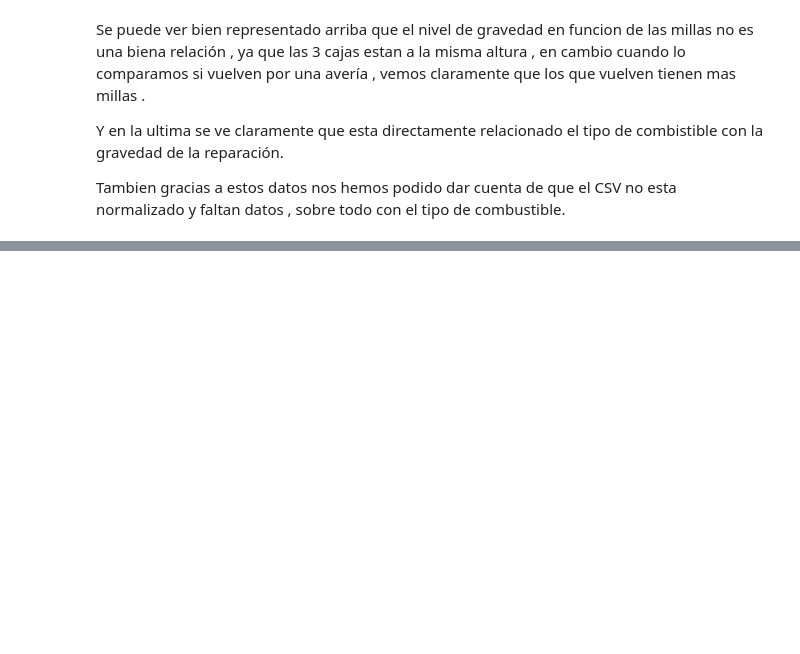
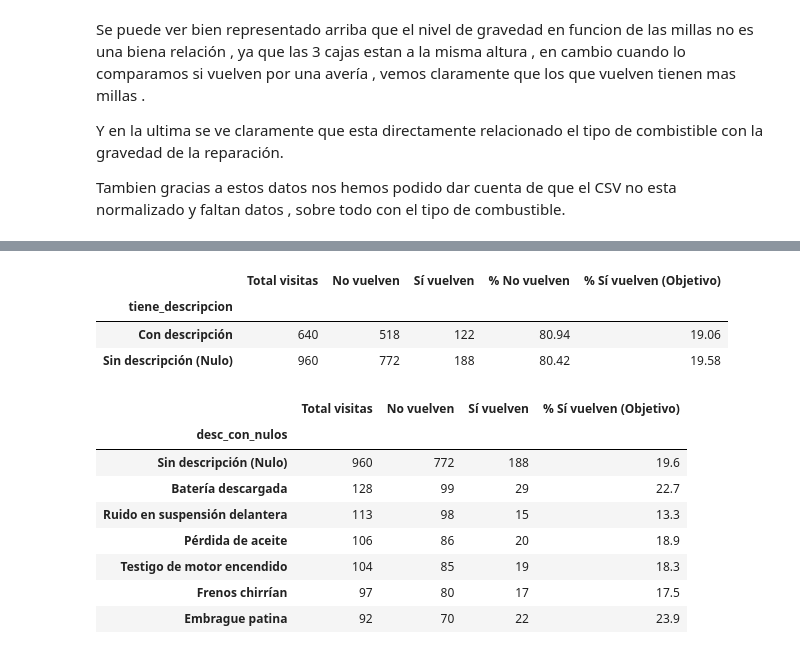
Before and after one commit to deluxxe-1/practica_autolevante, a Jupyter notebook: proyecto.ipynb, the cells around one changed output, grey strips where cells are left out. Drawn from its saved outputs; the diff is of its cells as text; code cells hidden in the pictures; blank space fills up the shorter version.

```diff
--- a/proyecto.ipynb
+++ b/proyecto.ipynb
@@ -190,0 +197,55 @@ dtype: object
+# %%
+#DESCRIPCION
+
+import numpy as np
+import pandas as pd
+
+# 1. Creamos una variable que indique si tiene o no descripción
+df["tiene_descripcion"] = np.where(
+    df["descripcion_averia"].isna(),
+    "Sin descripción (Nulo)",
+    "Con descripción"
+)
+
+# 2. TABLA 1: Comportamiento frente al objetivo (Con vs Sin descripción)
+conteo = pd.crosstab(df["tiene_descripcion"], df["vuelve_averia"])
+porcentaje = (pd.crosstab(df["tiene_descripcion"], df["vuelve_averia"], normalize="index") * 100).round(2)
+
+tabla_justificacion = pd.DataFrame({
+    "Total visitas": conteo["No"] + conteo["Sí"],
+    "No vuelven": conteo["No"],
+    "Sí vuelven": conteo["Sí"],
+    "% No vuelven": porcentaje["No"],
+    "% Sí vuelven (Objetivo)": porcentaje["Sí"]
+})
+display(tabla_justificacion)
+
+# 3. TABLA 2: Desglose por cada síntoma concreto frente a los nulos
+df["desc_con_nulos"] = df["descripcion_averia"].fillna("Sin descripción (Nulo)")
+conteo_det = pd.crosstab(df["desc_con_nulos"], df["vuelve_averia"])
+pct_det = (pd.crosstab(df["desc_con_nulos"], df["vuelve_averia"], normalize="index") * 100).round(1)
+
+tabla_sintomas = pd.DataFrame({
+    "Total visitas": conteo_det["No"] + conteo_det["Sí"],
+    "No vuelven": conteo_det["No"],
+    "Sí vuelven": conteo_det["Sí"],
+    "% Sí vuelven (Objetivo)": pct_det["Sí"]
+}).sort_values("Total visitas", ascending=False)
+display(tabla_sintomas)
+
+# 4. Una vez demostrado que no hay diferencia, eliminamos la columna original y las auxiliares
+df = df.drop(columns=["descripcion_averia", "tiene_descripcion", "desc_con_nulos"])
+# %% [output]
+|  | Total visitas | No vuelven | Sí vuelven | % No vuelven | % Sí vuelven (Objetivo) |
+| tiene_descripcion |  |  |  |  |  |
+| Con descripción | 640 | 518 | 122 | 80.94 | 19.06 |
+| Sin descripción (Nulo) | 960 | 772 | 188 | 80.42 | 19.58 |
+|  | Total visitas | No vuelven | Sí vuelven | % Sí vuelven (Objetivo) |
+| desc_con_nulos |  |  |  |  |
+| Sin descripción (Nulo) | 960 | 772 | 188 | 19.6 |
+| Batería descargada | 128 | 99 | 29 | 22.7 |
+| Ruido en suspensión delantera | 113 | 98 | 15 | 13.3 |
+| Pérdida de aceite | 106 | 86 | 20 | 18.9 |
+| Testigo de motor encendido | 104 | 85 | 19 | 18.3 |
+| Frenos chirrían | 97 | 80 | 17 | 17.5 |
+| Embrague patina | 92 | 70 | 22 | 23.9 |
```
Also changed, not shown: parts of 14 cells of this notebook.
